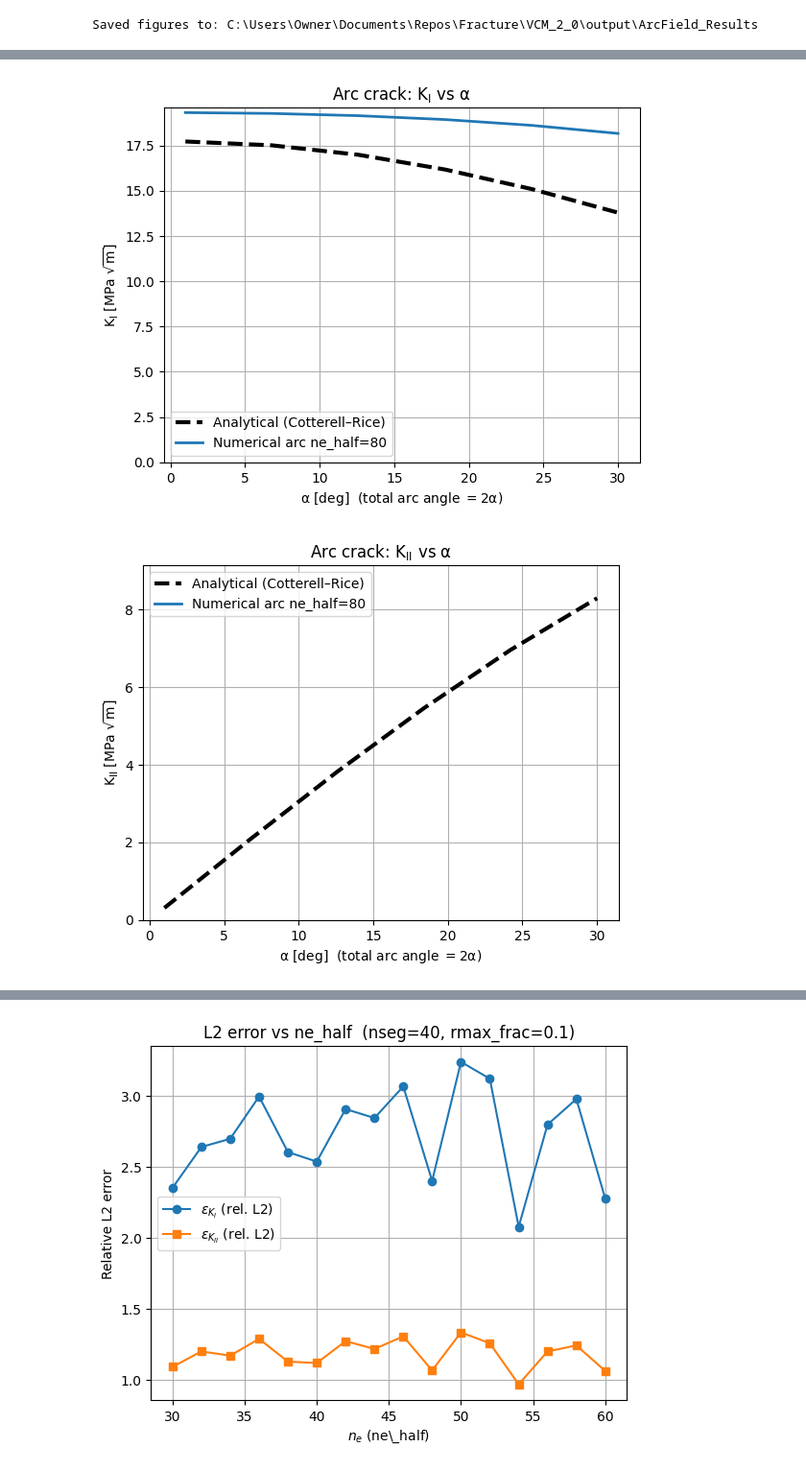
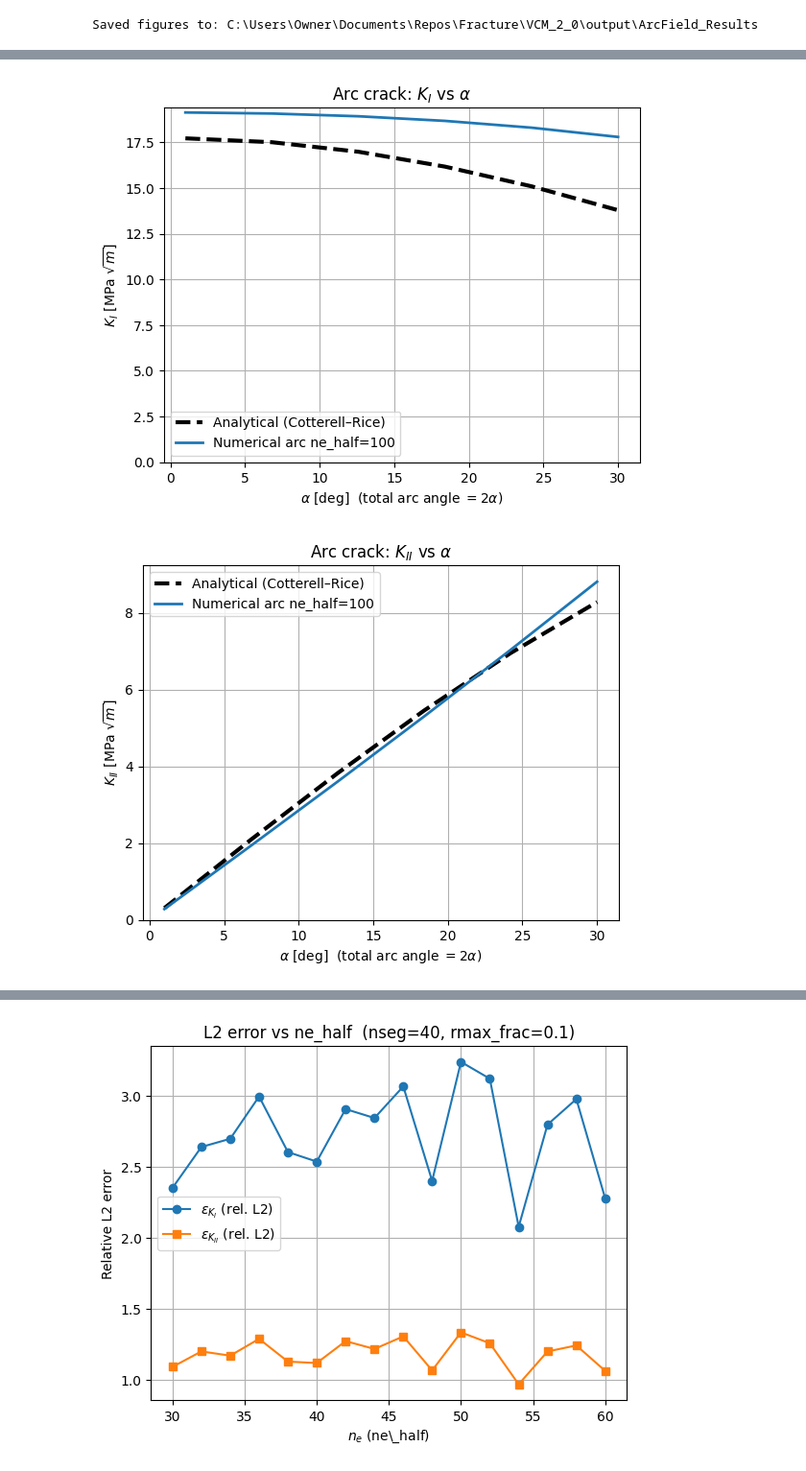
Before and after one commit to Ghoniem/Fracture, a Jupyter notebook: VCM_2_0/notebooks/validation.ipynb, the cells around one changed output, grey strips where cells are left out. Shown at 96% size. Cells and saved outputs as stored; diff of their text form; code cells hidden in the pictures.

```diff
--- a/VCM_2_0/notebooks/validation.ipynb
+++ b/VCM_2_0/notebooks/validation.ipynb
@@ -1217,19 +1217,18 @@ def solve_K(net, ne_half):
         tip="right",
         window="fixed",
         rho_min=1e-6,
-        rho_max=0.06,
+        rho_max=0.2,
         min_pts=10,
         n_fit=400,
-        two_term=False,
+        two_term=True,
     )
 
     return float(KI), float(KII), a_arc
 
-
 # ============================================================
 # Run: ARC geometry, ne_half = 80
 # ============================================================
-ne_half = 80
+ne_half = 100
 scale = 1e-6
 
 KI_num = []
@@ -1255,8 +1254,7 @@ for al in alpha:
 KI_ana = np.array(KI_ana)
 KII_ana = np.array(KII_ana)
 KI_num = np.array(KI_num)
-KII_num = np.array(KII_num)
-
+KII_num =-np.array(KII_num)
 
 # -------------------------
 # Plots
@@ -1303,2 +1284,2 @@ findfont: Font family ['DejaVu Sans Display'] not found. Falling back to DejaVu
-[figure, old version]
+[figure, new version]
-[figure, old version]
+[figure, new version]
```
Also changed, not shown: parts of 5 cells of this notebook, 21 other files.
